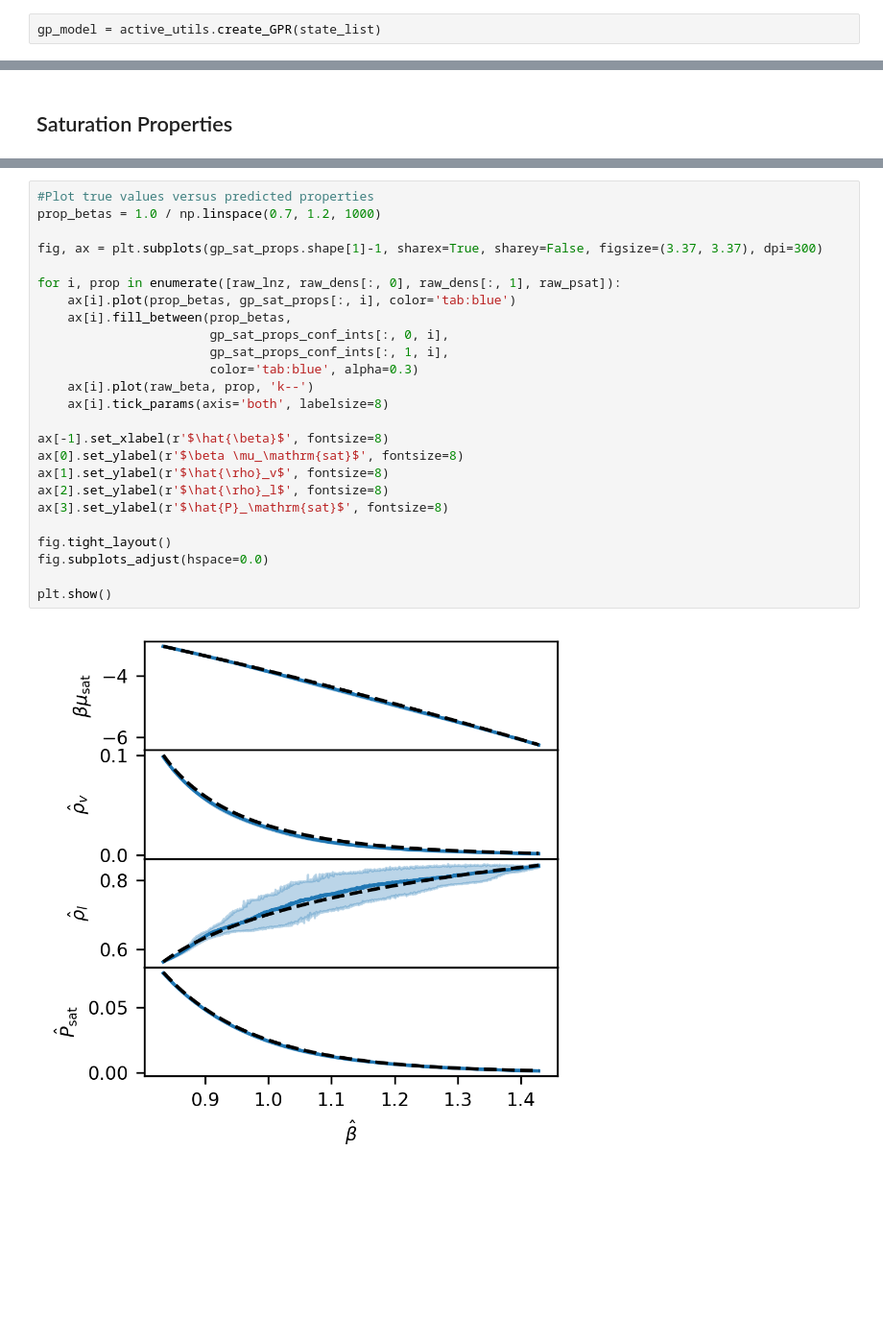
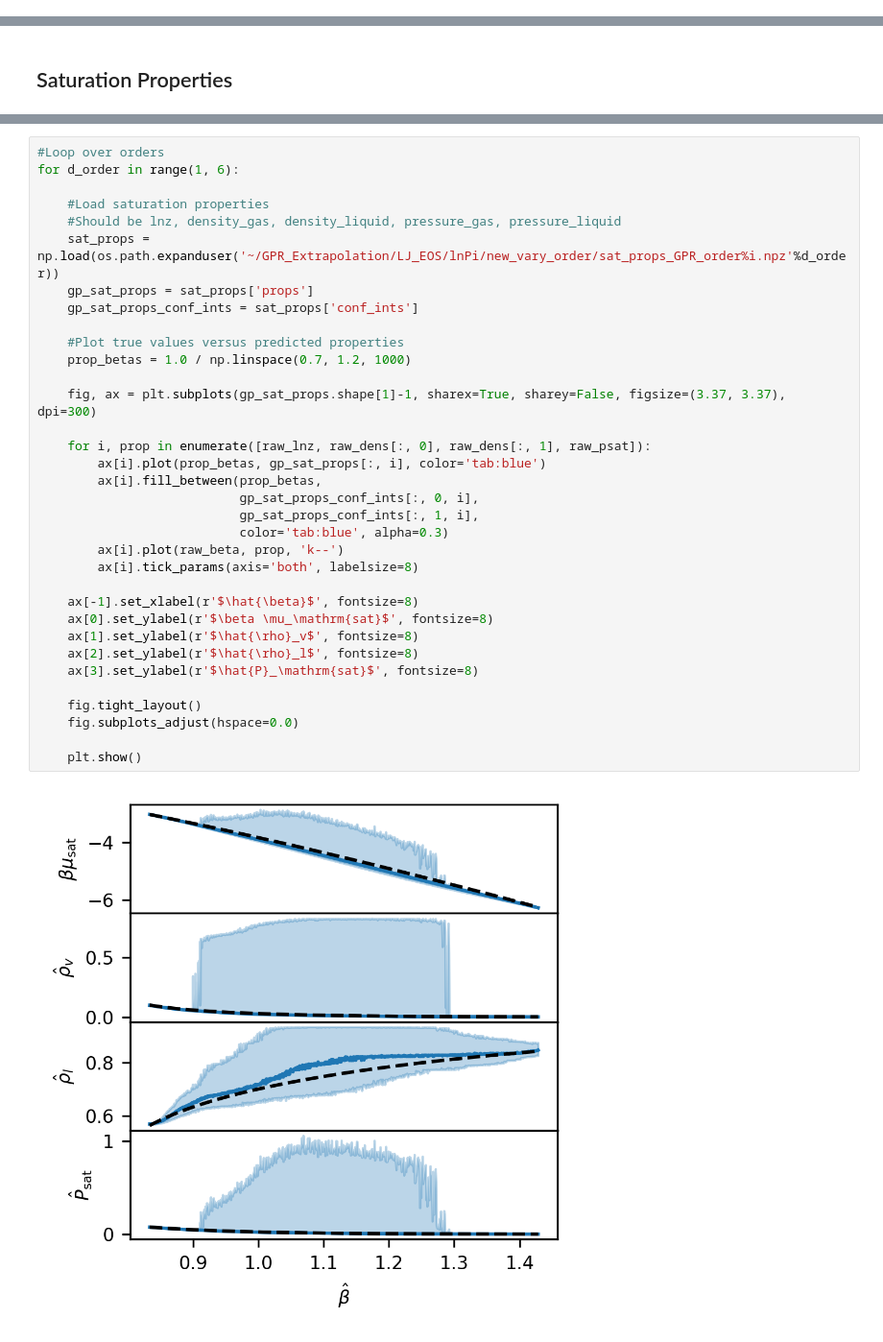
Before and after one commit to usnistgov/thermoextrap-archive, a Jupyter notebook: docs/notebooks/gpr/analysis_LJ_lnPi.ipynb, the cells around one changed output, grey strips where cells are left out. Shown at 96% size. Cells and saved outputs as stored; diff of their text form; blank space fills up the shorter version.

Commit message:
Applied GPR training and model analysis to data sets with higher order potential energy moments saved.

```diff
--- a/docs/notebooks/gpr/analysis_LJ_lnPi.ipynb
+++ b/docs/notebooks/gpr/analysis_LJ_lnPi.ipynb
@@ -42,4 +38,2 @@ state_list = [state_from_info_dict(i) for i in lnpi_info]
 # %% [output]
 -3.9875
-# %%
-gp_model = active_utils.create_GPR(state_list)
@@ -154,27 +238,36 @@ gp_sat_props_conf_ints = sat_props['conf_ints']
 # %%
-#Plot true values versus predicted properties
-prop_betas = 1.0 / np.linspace(0.7, 1.2, 1000)
+#Loop over orders
+for d_order in range(1, 6):
 
-fig, ax = plt.subplots(gp_sat_props.shape[1]-1, sharex=True, sharey=False, figsize=(3.37, 3.37), dpi=300)
+    #Load saturation properties
+    #Should be lnz, density_gas, density_liquid, pressure_gas, pressure_liquid
+    sat_props = np.load(os.path.expanduser('~/GPR_Extrapolation/LJ_EOS/lnPi/new_vary_order/sat_props_GPR_order%i.npz'%d_order))
+    gp_sat_props = sat_props['props']
+    gp_sat_props_conf_ints = sat_props['conf_ints']
 
-for i, prop in enumerate([raw_lnz, raw_dens[:, 0], raw_dens[:, 1], raw_psat]):
-    ax[i].plot(prop_betas, gp_sat_props[:, i], color='tab:blue')
-    ax[i].fill_between(prop_betas,
-                       gp_sat_props_conf_ints[:, 0, i],
-                       gp_sat_props_conf_ints[:, 1, i],
-                       color='tab:blue', alpha=0.3)
-    ax[i].plot(raw_beta, prop, 'k--')
-    ax[i].tick_params(axis='both', labelsize=8)
+    #Plot true values versus predicted properties
+    prop_betas = 1.0 / np.linspace(0.7, 1.2, 1000)
 
-ax[-1].set_xlabel(r'$\hat{\beta}$', fontsize=8)
-ax[0].set_ylabel(r'$\beta \mu_\mathrm{sat}$', fontsize=8)
-ax[1].set_ylabel(r'$\hat{\rho}_v$', fontsize=8)
-ax[2].set_ylabel(r'$\hat{\rho}_l$', fontsize=8)
-ax[3].set_ylabel(r'$\hat{P}_\mathrm{sat}$', fontsize=8)
+    fig, ax = plt.subplots(gp_sat_props.shape[1]-1, sharex=True, sharey=False, figsize=(3.37, 3.37), dpi=300)
 
-fig.tight_layout()
-fig.subplots_adjust(hspace=0.0)
+    for i, prop in enumerate([raw_lnz, raw_dens[:, 0], raw_dens[:, 1], raw_psat]):
+        ax[i].plot(prop_betas, gp_sat_props[:, i], color='tab:blue')
+        ax[i].fill_between(prop_betas,
+                           gp_sat_props_conf_ints[:, 0, i],
+                           gp_sat_props_conf_ints[:, 1, i],
+                           color='tab:blue', alpha=0.3)
+        ax[i].plot(raw_beta, prop, 'k--')
+        ax[i].tick_params(axis='both', labelsize=8)
 
-plt.show()
+    ax[-1].set_xlabel(r'$\hat{\beta}$', fontsize=8)
+    ax[0].set_ylabel(r'$\beta \mu_\mathrm{sat}$', fontsize=8)
+    ax[1].set_ylabel(r'$\hat{\rho}_v$', fontsize=8)
+    ax[2].set_ylabel(r'$\hat{\rho}_l$', fontsize=8)
+    ax[3].set_ylabel(r'$\hat{P}_\mathrm{sat}$', fontsize=8)
+
+    fig.tight_layout()
+    fig.subplots_adjust(hspace=0.0)
+
+    plt.show()
 # %% [output]
-[figure, old version]
+[figure, new version]
```
Also changed, not shown: parts of 16 cells of this notebook, 1 other file.
